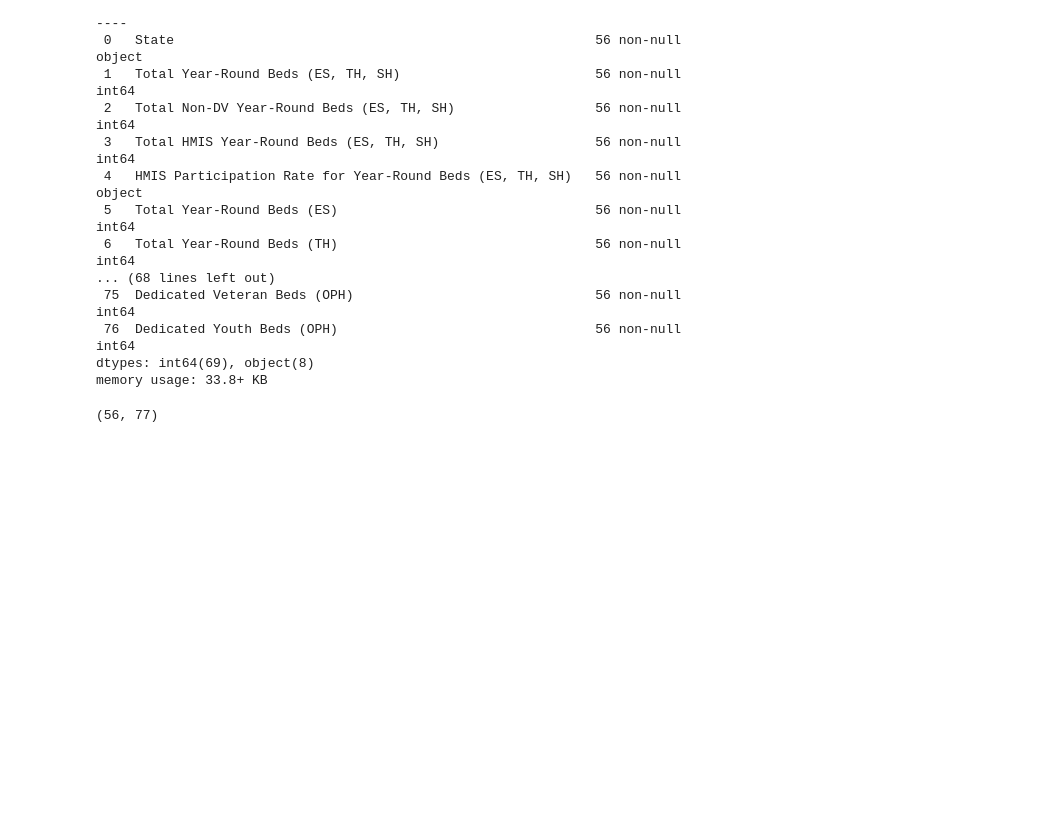
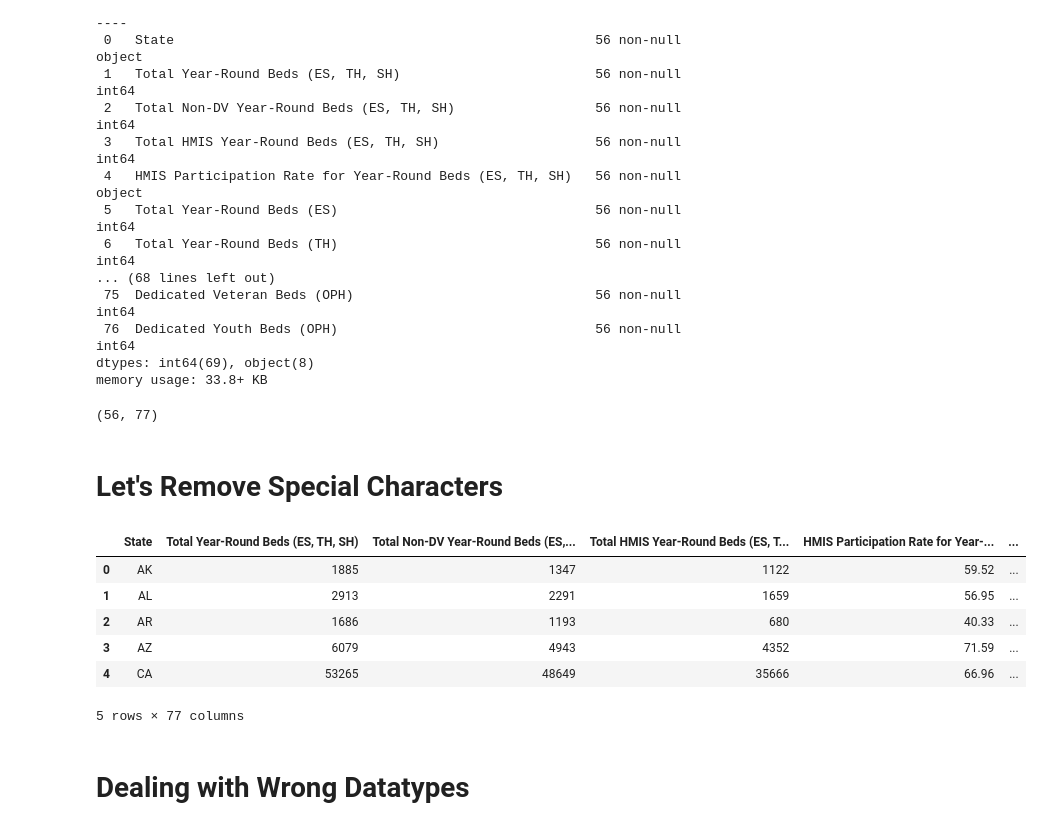
Before and after one commit to OmdenaAI/omdena-texas-homelessness, a Jupyter notebook: src/tasks/task-2-EDA/individual_submissions/EDA Notebooks/2007_2020_housing_inventory_states_by_states.ipynb, the cells around one changed output. Saved outputs shown, nothing was run; the diff lists cells and outputs as text; code cells hidden in the pictures; blank space fills up the shorter version.

```diff
--- a/src/tasks/task-2-EDA/individual_submissions/EDA Notebooks/2007_2020_housing_inventory_states_by_states.ipynb
+++ b/src/tasks/task-2-EDA/individual_submissions/EDA Notebooks/2007_2020_housing_inventory_states_by_states.ipynb
@@ -188,3 +188,5 @@ memory usage: 33.8+ KB
 df.shape
 # %% [output]
 (56, 77)
+# %% [markdown]
+# Let's Remove Special Characters
@@ -190,0 +204,10 @@ df.shape
+# %%
+df.head()
+# %% [output]
+|  | State | Total Year-Round Beds (ES, TH, SH) | Total Non-DV Year-Round Beds (ES,... | Total HMIS Year-Round Beds (ES, T... | HMIS Participation Rate for Year-... | ... |
+| 0 | AK | 1885 | 1347 | 1122 | 59.52 | ... |
+| 1 | AL | 2913 | 2291 | 1659 | 56.95 | ... |
+| 2 | AR | 1686 | 1193 | 680 | 40.33 | ... |
+| 3 | AZ | 6079 | 4943 | 4352 | 71.59 | ... |
+| 4 | CA | 53265 | 48649 | 35666 | 66.96 | ... |
+5 rows × 77 columns
@@ -190,0 +216,2 @@ df.shape
+# %% [markdown]
+# Dealing with Wrong Datatypes
```
Also changed, not shown: parts of 20 cells of this notebook, 6 other files.
